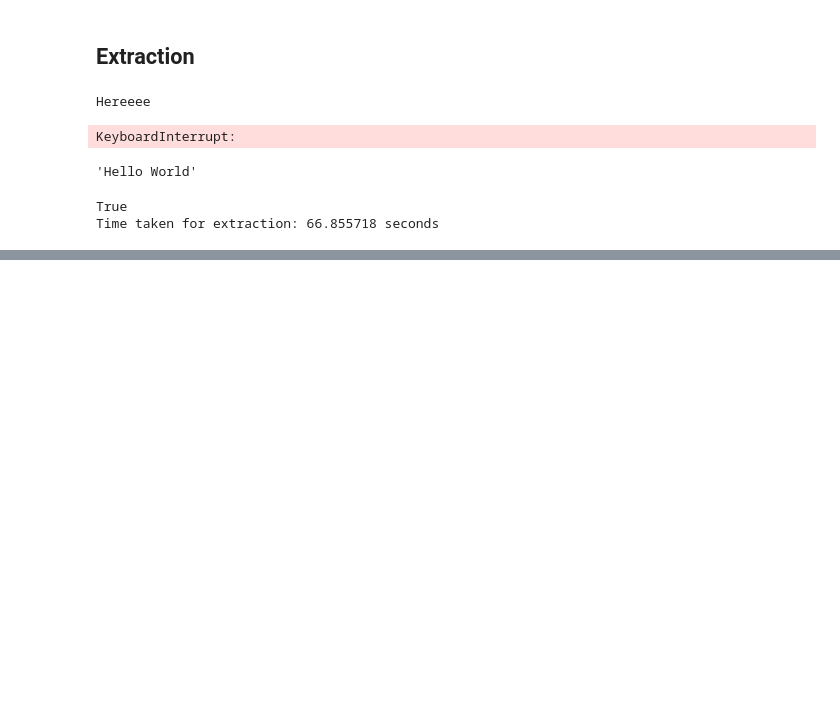
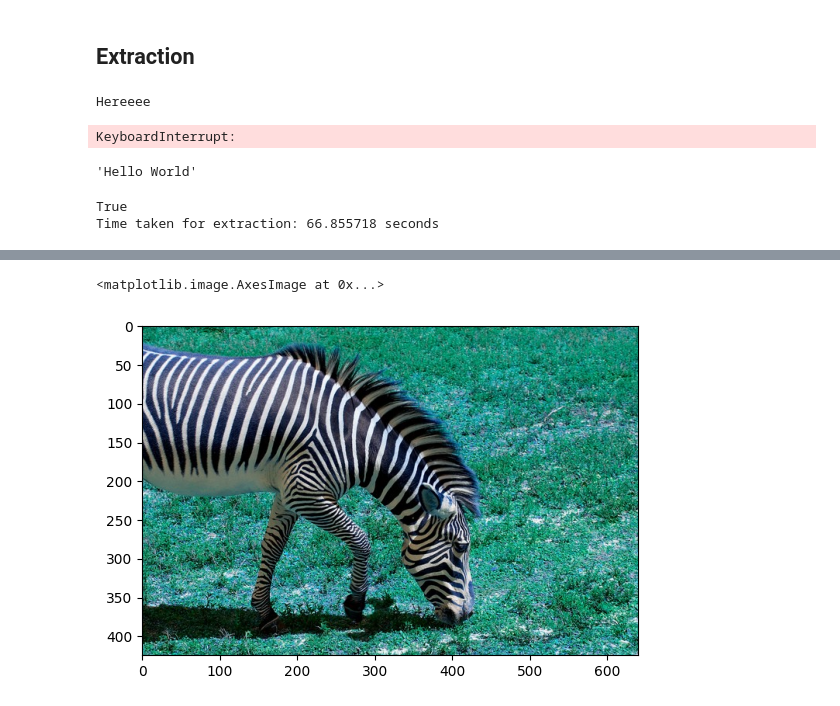
Before and after one commit to rawanmd/segmentation_coverless_steg, a Jupyter notebook: Segmentation_Coverless_Steg_SAM.ipynb, the cells around one changed output, grey strips where cells are left out. Cells and saved outputs as stored; diff of their text form; code cells hidden in the pictures; blank space fills up the shorter version.

```diff
--- a/Segmentation_Coverless_Steg_SAM.ipynb
+++ b/Segmentation_Coverless_Steg_SAM.ipynb
@@ -504,0 +524,6 @@ Time taken for extraction: 66.855718 seconds
+# %%
+im2 = cv2.imread("/test.jpg")
+plt.imshow(im2)
+# %% [output]
+<matplotlib.image.AxesImage at 0x...>
+[figure, added]
```
Also changed, not shown: parts of 12 cells of this notebook.
